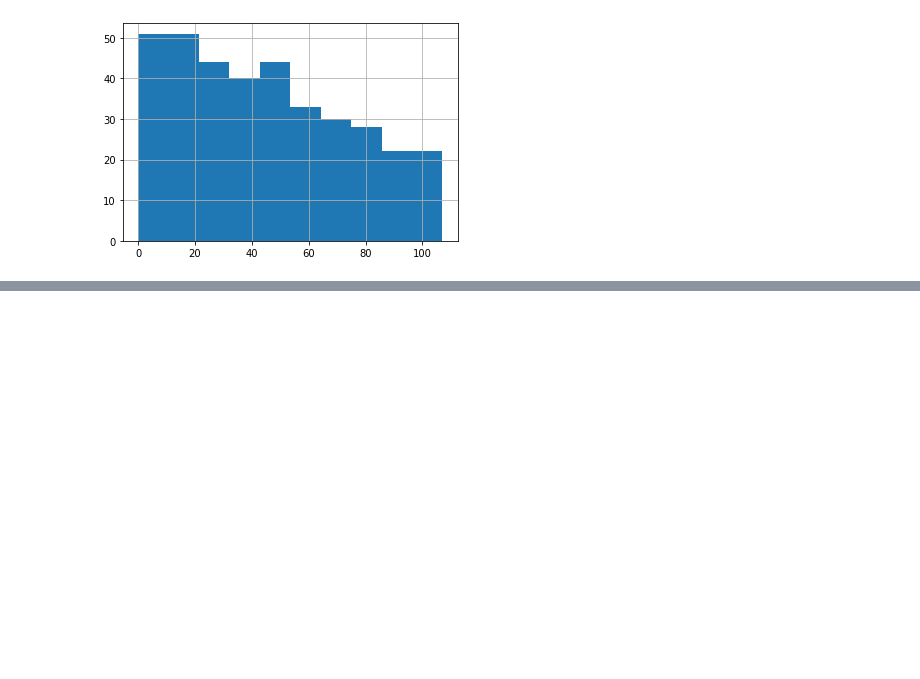
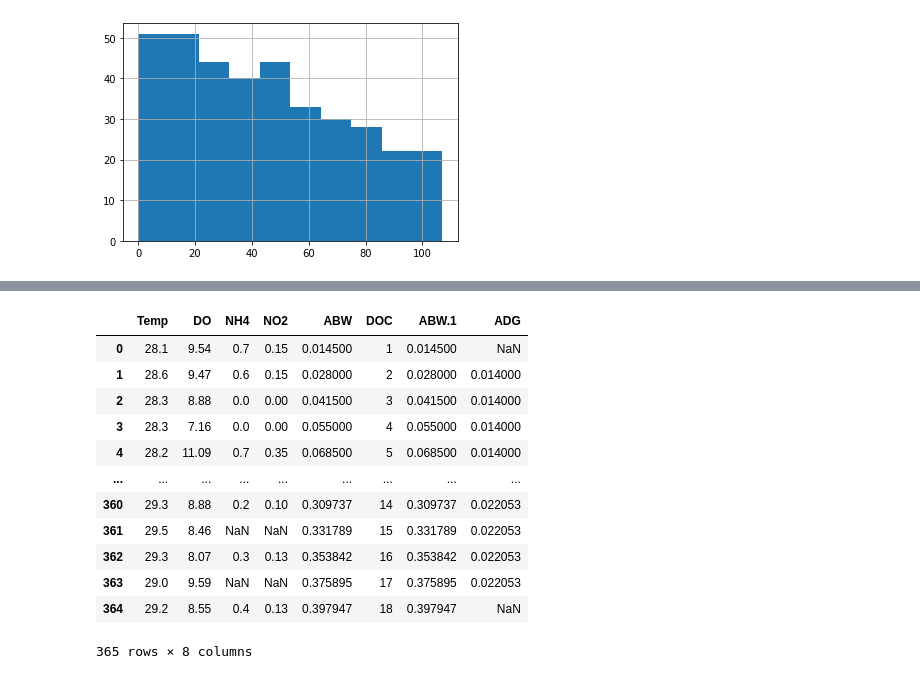
Before and after one commit to letive/simple-pond-monitoring, a Jupyter notebook: test_2.ipynb, the cells around one changed output, grey strips where cells are left out. Cells and saved outputs as stored; diff of their text form; code cells hidden in the pictures; blank space fills up the shorter version.

```diff
--- a/test_2.ipynb
+++ b/test_2.ipynb
@@ -209,0 +211,16 @@ scatter(iris["sepal_length"], iris["petal_length"])
+# %%
+df
+# %% [output]
+|  | Temp | DO | NH4 | NO2 | ABW | DOC | ABW.1 | ADG |
+| 0 | 28.1 | 9.54 | 0.7 | 0.15 | 0.014500 | 1 | 0.014500 | NaN |
+| 1 | 28.6 | 9.47 | 0.6 | 0.15 | 0.028000 | 2 | 0.028000 | 0.014000 |
+| 2 | 28.3 | 8.88 | 0.0 | 0.00 | 0.041500 | 3 | 0.041500 | 0.014000 |
+| 3 | 28.3 | 7.16 | 0.0 | 0.00 | 0.055000 | 4 | 0.055000 | 0.014000 |
+| 4 | 28.2 | 11.09 | 0.7 | 0.35 | 0.068500 | 5 | 0.068500 | 0.014000 |
+| ... | ... | ... | ... | ... | ... | ... | ... | ... |
+| 360 | 29.3 | 8.88 | 0.2 | 0.10 | 0.309737 | 14 | 0.309737 | 0.022053 |
+| 361 | 29.5 | 8.46 | NaN | NaN | 0.331789 | 15 | 0.331789 | 0.022053 |
+| 362 | 29.3 | 8.07 | 0.3 | 0.13 | 0.353842 | 16 | 0.353842 | 0.022053 |
+| 363 | 29.0 | 9.59 | NaN | NaN | 0.375895 | 17 | 0.375895 | 0.022053 |
+| 364 | 29.2 | 8.55 | 0.4 | 0.13 | 0.397947 | 18 | 0.397947 | NaN |
+365 rows × 8 columns
```
Also changed, not shown: parts of 4 cells of this notebook, 2 other files.
